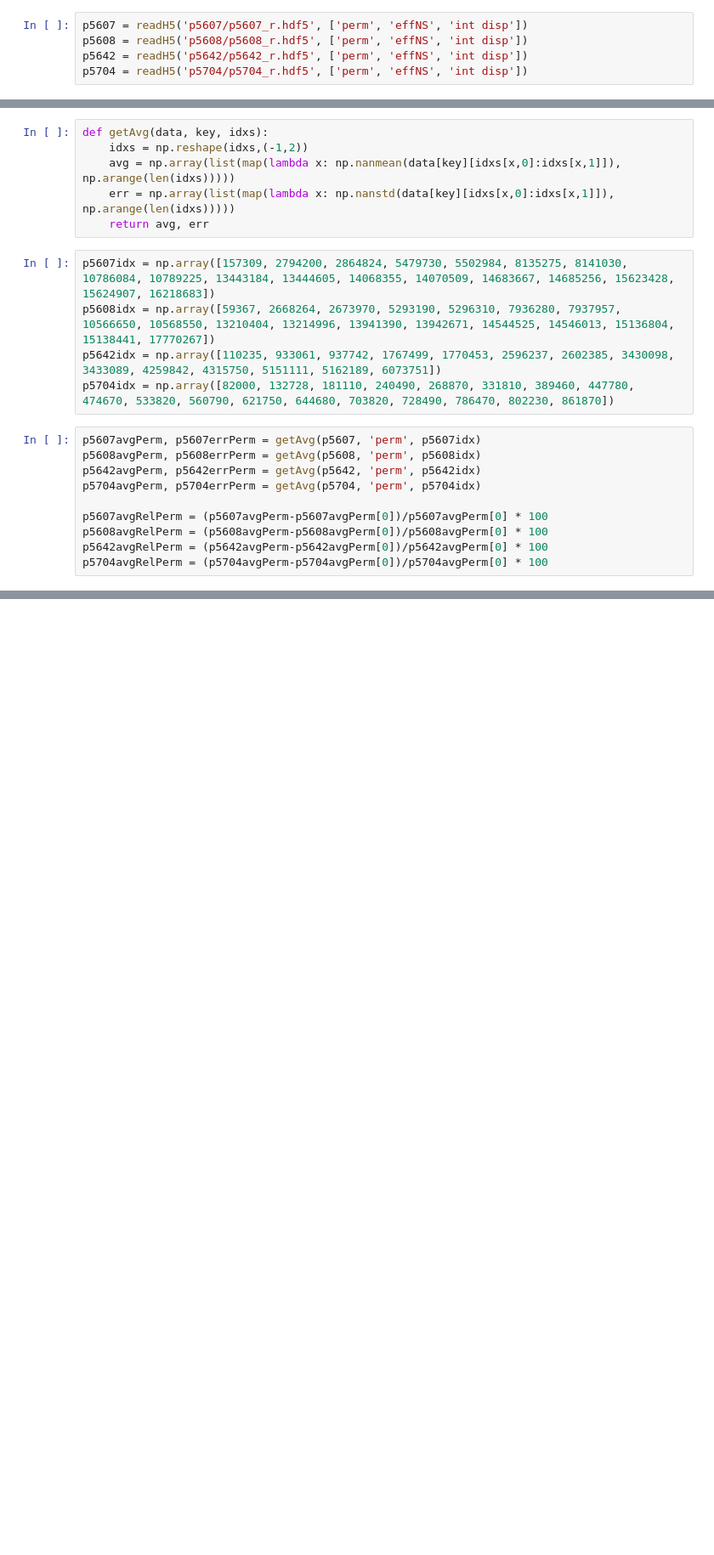
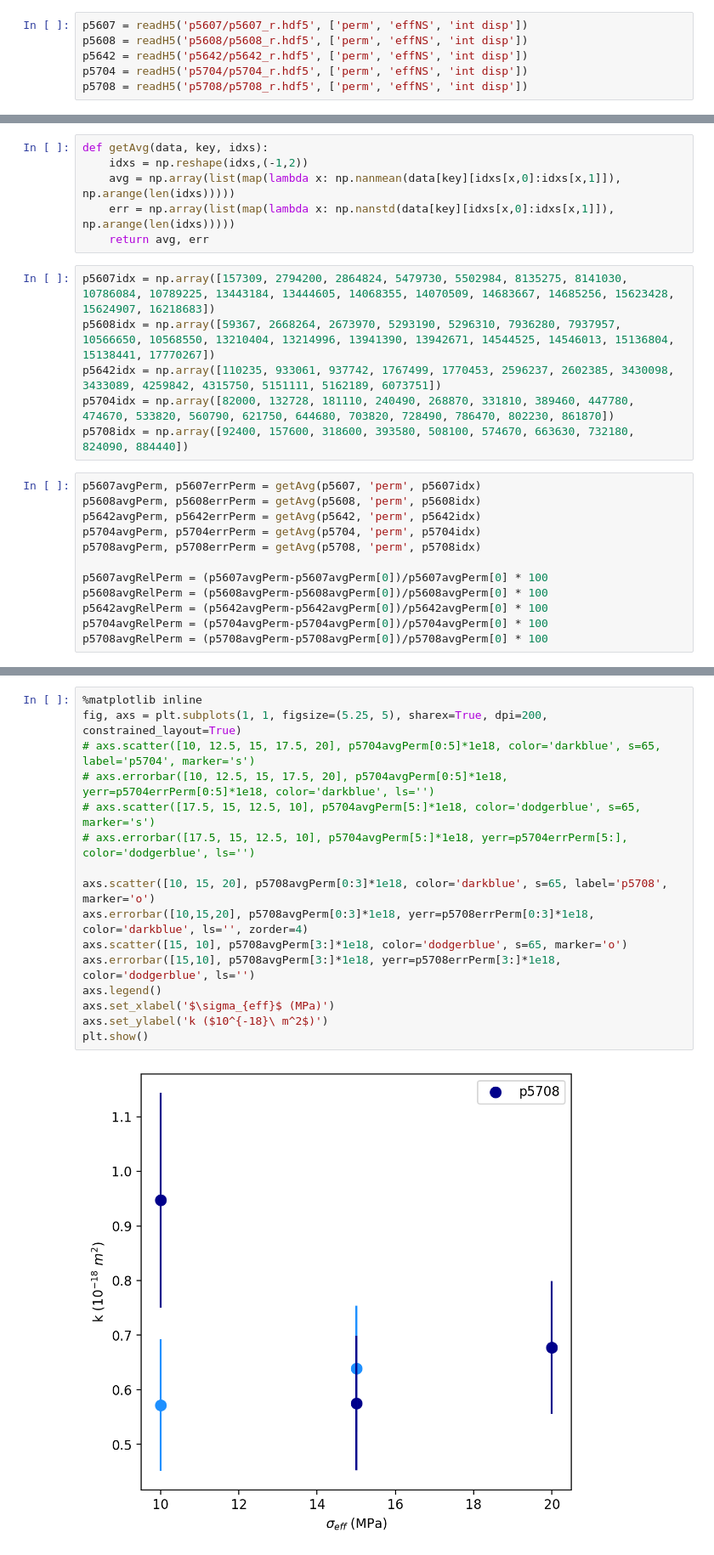
Before and after one commit to clay-wood/fracture-roughness, a Jupyter notebook: permComp.ipynb, the cells around one changed output, grey strips where cells are left out. Shown: that part at 85% size. Cells and saved outputs as stored; diff of their text form; blank space fills up the shorter version.

```diff
--- a/permComp.ipynb
+++ b/permComp.ipynb
@@ -35,4 +35,5 @@ p5607 = readH5('p5607/p5607_r.hdf5', ['perm', 'effNS', 'int disp'])
 p5608 = readH5('p5608/p5608_r.hdf5', ['perm', 'effNS', 'int disp'])
 p5642 = readH5('p5642/p5642_r.hdf5', ['perm', 'effNS', 'int disp'])
 p5704 = readH5('p5704/p5704_r.hdf5', ['perm', 'effNS', 'int disp'])
+p5708 = readH5('p5708/p5708_r.hdf5', ['perm', 'effNS', 'int disp'])
 # %%
@@ -50,16 +49,19 @@ p5607idx = np.array([157309, 2794200, 2864824, 5479730, 5502984, 8135275, 814103
 p5608idx = np.array([59367, 2668264, 2673970, 5293190, 5296310, 7936280, 7937957, 10566650, 10568550, 13210404, 13214996, 13941390, 13942671, 14544525, 14546013, 15136804, 15138441, 17770267])
 p5642idx = np.array([110235, 933061, 937742, 1767499, 1770453, 2596237, 2602385, 3430098, 3433089, 4259842, 4315750, 5151111, 5162189, 6073751])
 p5704idx = np.array([82000, 132728, 181110, 240490, 268870, 331810, 389460, 447780, 474670, 533820, 560790, 621750, 644680, 703820, 728490, 786470, 802230, 861870])
+p5708idx = np.array([92400, 157600, 318600, 393580, 508100, 574670, 663630, 732180, 824090, 884440])
 # %%
 p5607avgPerm, p5607errPerm = getAvg(p5607, 'perm', p5607idx)
 p5608avgPerm, p5608errPerm = getAvg(p5608, 'perm', p5608idx)
 p5642avgPerm, p5642errPerm = getAvg(p5642, 'perm', p5642idx)
 p5704avgPerm, p5704errPerm = getAvg(p5704, 'perm', p5704idx)
+p5708avgPerm, p5708errPerm = getAvg(p5708, 'perm', p5708idx)
 
 p5607avgRelPerm = (p5607avgPerm-p5607avgPerm[0])/p5607avgPerm[0] * 100
 p5608avgRelPerm = (p5608avgPerm-p5608avgPerm[0])/p5608avgPerm[0] * 100
 p5642avgRelPerm = (p5642avgPerm-p5642avgPerm[0])/p5642avgPerm[0] * 100
 p5704avgRelPerm = (p5704avgPerm-p5704avgPerm[0])/p5704avgPerm[0] * 100
+p5708avgRelPerm = (p5708avgPerm-p5708avgPerm[0])/p5708avgPerm[0] * 100
 # %%
 p5607avgDisp, p5607errDisp = getAvg(p5607, 'int disp', p5607idx)
 p5608avgDisp, p5608errDisp = getAvg(p5608, 'int disp', p5608idx)
@@ -73 +117,19 @@ p5704avgDisp -= p5704avgDisp[0]
+# %%
+%matplotlib inline
+fig, axs = plt.subplots(1, 1, figsize=(5.25, 5), sharex=True, dpi=200, constrained_layout=True)
+# axs.scatter([10, 12.5, 15, 17.5, 20], p5704avgPerm[0:5]*1e18, color='darkblue', s=65, label='p5704', marker='s')
+# axs.errorbar([10, 12.5, 15, 17.5, 20], p5704avgPerm[0:5]*1e18, yerr=p5704errPerm[0:5]*1e18, color='darkblue', ls='')
+# axs.scatter([17.5, 15, 12.5, 10], p5704avgPerm[5:]*1e18, color='dodgerblue', s=65, marker='s')
+# axs.errorbar([17.5, 15, 12.5, 10], p5704avgPerm[5:]*1e18, yerr=p5704errPerm[5:], color='dodgerblue', ls='')
+
+axs.scatter([10, 15, 20], p5708avgPerm[0:3]*1e18, color='darkblue', s=65, label='p5708', marker='o')
+axs.errorbar([10,15,20], p5708avgPerm[0:3]*1e18, yerr=p5708errPerm[0:3]*1e18, color='darkblue', ls='', zorder=4)
+axs.scatter([15, 10], p5708avgPerm[3:]*1e18, color='dodgerblue', s=65, marker='o')
+axs.errorbar([15,10], p5708avgPerm[3:]*1e18, yerr=p5708errPerm[3:]*1e18, color='dodgerblue', ls='')
+axs.legend()
+axs.set_xlabel('$\sigma_{eff}$ (MPa)')
+axs.set_ylabel('k ($10^{-18}\ m^2$)')
+plt.show()
+# %% [output]
+[figure, added]
 # %%
```
Also changed, not shown: parts of 9 cells of this notebook, 7 other files.
